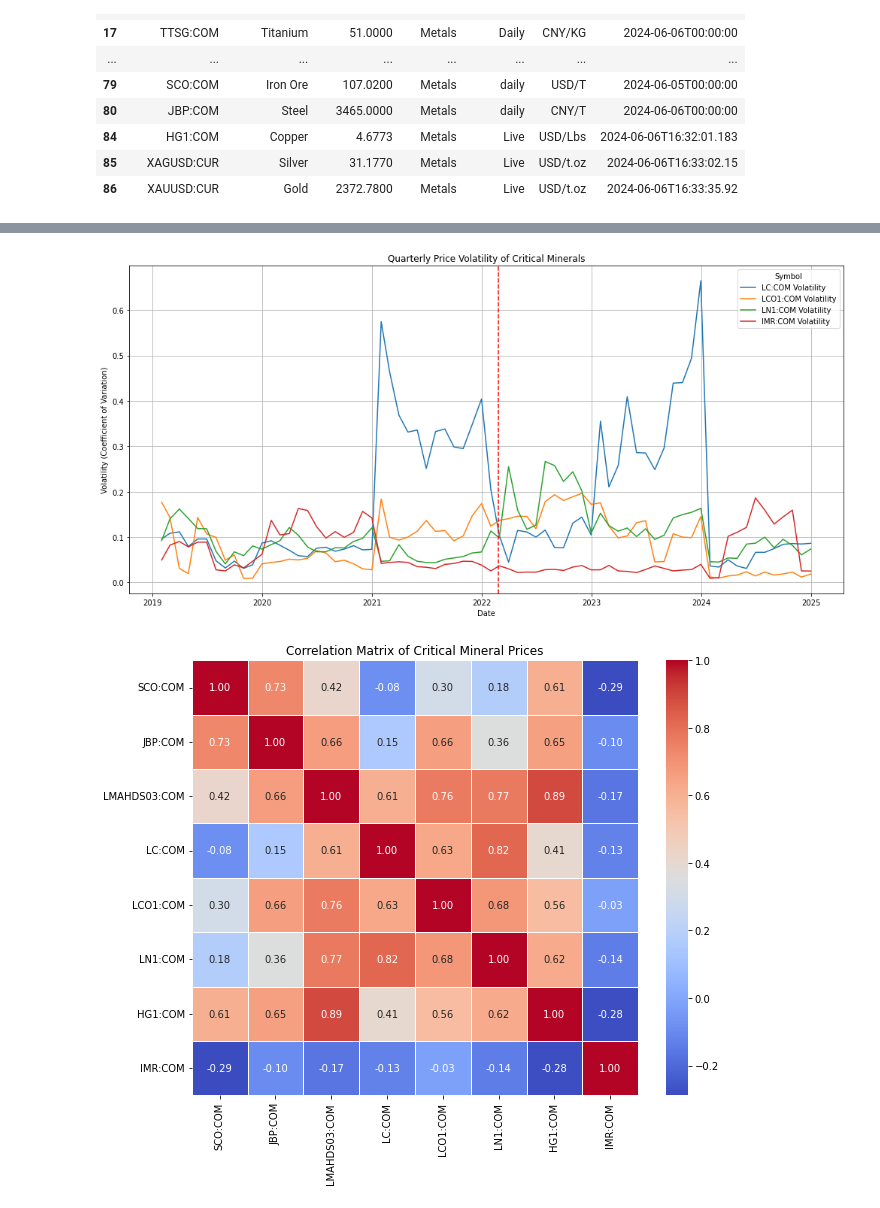
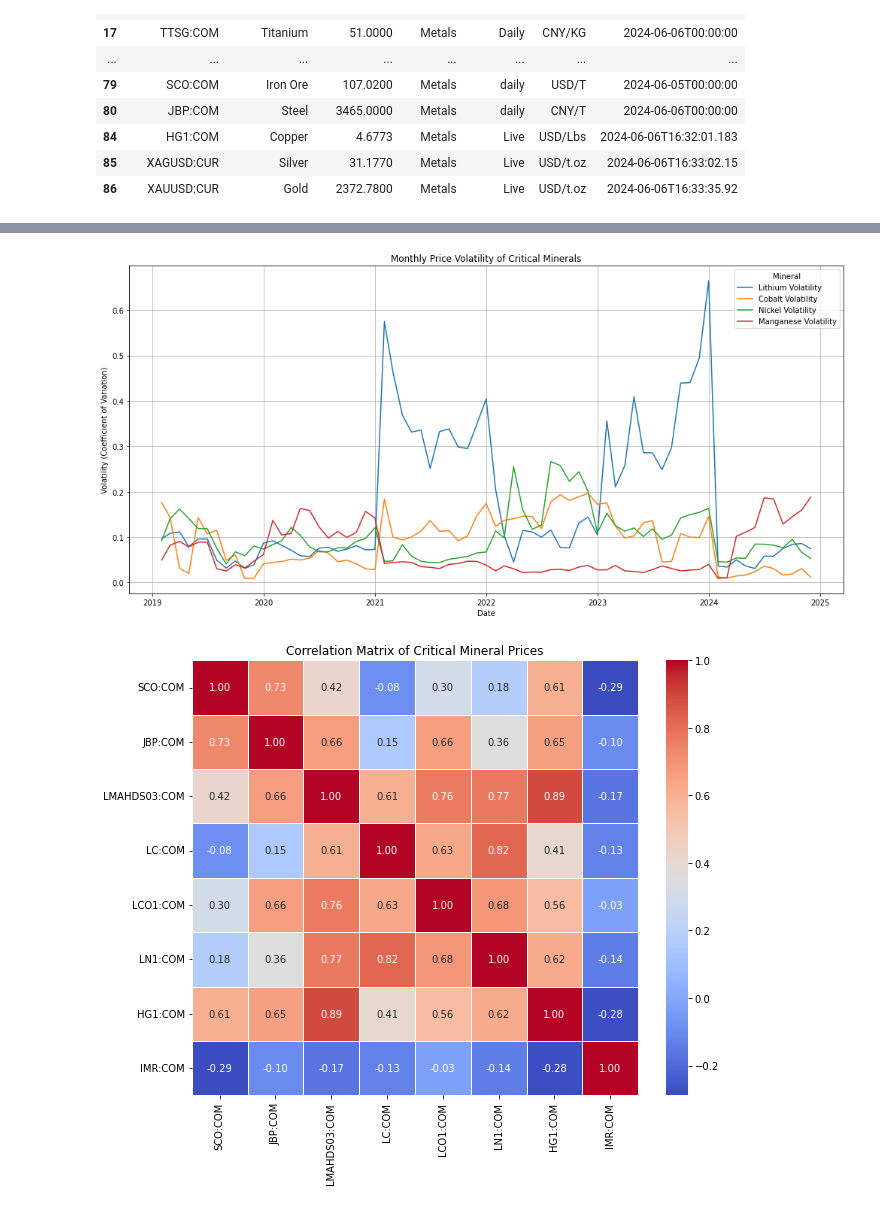
Before and after one commit to YueWang417/UN, a Jupyter notebook: Price Volitility.ipynb, the cells around one changed output, grey strips where cells are left out. Drawn from its saved outputs; the diff is of its cells as text; code cells hidden in the pictures.

```diff
--- a/Price Volitility.ipynb
+++ b/Price Volitility.ipynb
@@ -85,57 +91,66 @@ critical_minerals = {
 # %%
+
 symbols = ['SCO:COM', 'JBP:COM', 'LMAHDS03:COM', 'LC:COM', 'LCO1:COM', 'LN1:COM', 'HG1:COM', 'IMR:COM']
-critical_symbols = ['LC:COM', 'LCO1:COM', 'LN1:COM', 'IMR:COM']
+# critical_symbols = ['LC:COM', 'LCO1:COM', 'LN1:COM', 'IMR:COM']
 
-# raw_df = te.getHistorical(symbol=symbols, initDate='2019-01-01',endDate=pd.to_datetime('today').strftime('%Y-%m-%d'))
-# raw_df = pd.DataFrame(raw_df)
-# raw_df['Date'] = pd.to_datetime(raw_df['Date'])  # Convert 'Date' to datetime
-# raw_df.set_index('Date', inplace=True)  # Set 'Date' as the index
-
-#Assume raw_df is preloaded with the correct date indices and contains close prices
-result_df = pd.DataFrame()
+# Fetch historical data
+raw_df = te.getHistorical(symbol=symbols, initDate='2019-07-01', endDate=pd.to_datetime('today').strftime('%Y-%m-%d'), output_type='df')
+raw_df['Date'] = pd.to_datetime(raw_df['Date'])  # Convert 'Date' to datetime if necessary
+raw_df.set_index('Date', inplace=True)  # Set 'Date' as the index
 
 # Store volatility data
 quarterly_volatility = {}
 
+# Dictionary mapping symbols to names
+critical_minerals = {
+    'LC:COM': 'Lithium',
+    'LCO1:COM': 'Cobalt',
+    'LN1:COM': 'Nickel',
+    'IMR:COM': 'Manganese'
+}
+
 # Process each symbol's data
-for symbol in critical_symbols:
+for symbol in critical_minerals.keys():
+
     if symbol in raw_df['Symbol'].unique():
         symbol_data = raw_df[raw_df['Symbol'] == symbol].copy()
         symbol_data.index = pd.to_datetime(symbol_data.index)  # Ensure index is datetime
 
-        # Calculate quarterly volatility directly
+        # Calculate quarterly volatility
         std_dev = symbol_data['Close'].resample('M').std()
         mean_price = symbol_data['Close'].resample('M').mean()
 
-        # Coefficient of Variation (Std Dev / Mean) for each quarter
+        # Coefficient of Variation (Std Dev / Mean)
         cv = std_dev / mean_price
 
         # Store computed quarterly volatility in the dictionary
-        quarterly_volatility[symbol] = cv
+        quarterly_volatility[critical_minerals[symbol]] = cv.ffill().bfill()  # Forward and backward fill
 
-        # Forward fill the volatility values within each quarter
-        # First, assign the calculated quarterly volatility back to the daily data
-        symbol_data['Quarterly Volatility'] = cv.resample('D').ffill()
+        # Forward fill the volatility values
+        symbol_data['Quarterly Volatility'] = cv.ffill().bfill()
 
         # Concatenate the symbol data back to the result DataFrame
         result_df = pd.concat([result_df, symbol_data])
 
+# Ensure data does not exceed last date in original data
+last_date = raw_df.index.max()
+result_df = result_df[result_df.index <= last_date]
+
 # Visualization of quarterly volatilities
 fig, ax = plt.subplots(figsize=(14, 7))
-for symbol, data in quarterly_volatility.items():
-    ax.plot(data.index, data.values, label=f'{symbol} Volatility')
-ax.set_title('Quarterly Price Volatility of Critical Minerals')
+for name, data in quarterly_volatility.items():
+    ax.plot(data[data.index <= last_date].index, data[data.index <= last_date].values, label=f'{name} Volatility')
+
+ax.set_title('Monthly Price Volatility of Critical Minerals')
 ax.set_xlabel('Date')
 ax.set_ylabel('Volatility (Coefficient of Variation)')
-ax.legend(title='Symbol')
+ax.legend(title='Mineral')
 plt.grid(True)
-# start date of the war
-plt.axvline(dt.datetime(2022, 2, 24), color='red', linestyle='--', label='Russia-Ukraine war start date')
 
 plt.tight_layout()
 plt.show()
 # %% [output]
-[figure, old version]
+[figure, new version]
 # %%
 close_prices = pd.DataFrame(index=raw_df.index.unique())
 for symbol in symbols:
```
Also changed, not shown: parts of 2 cells of this notebook.
